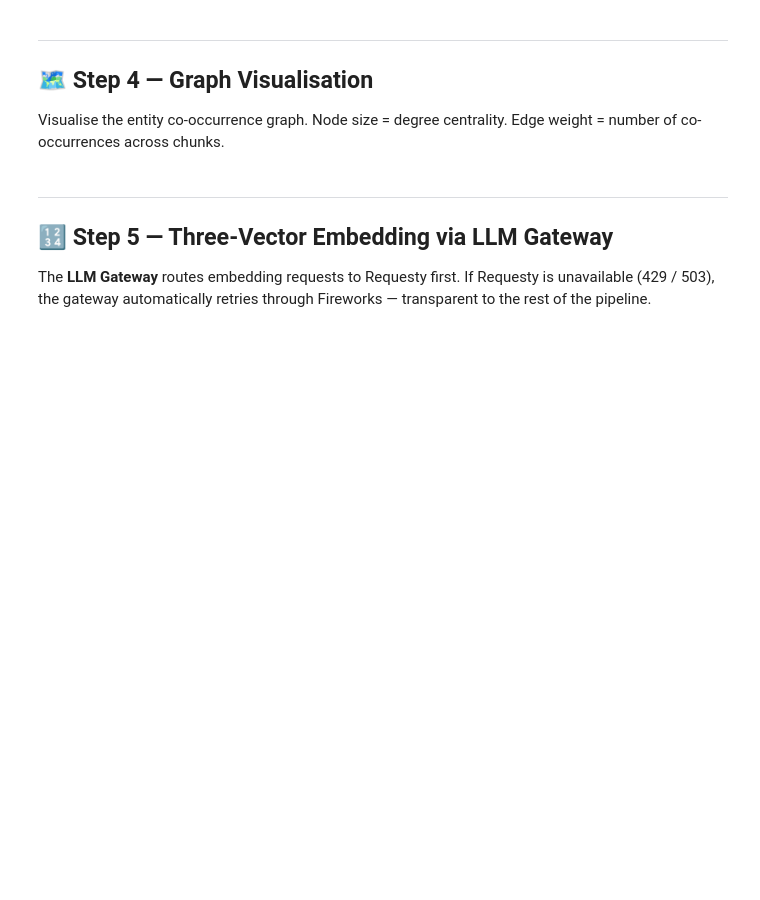
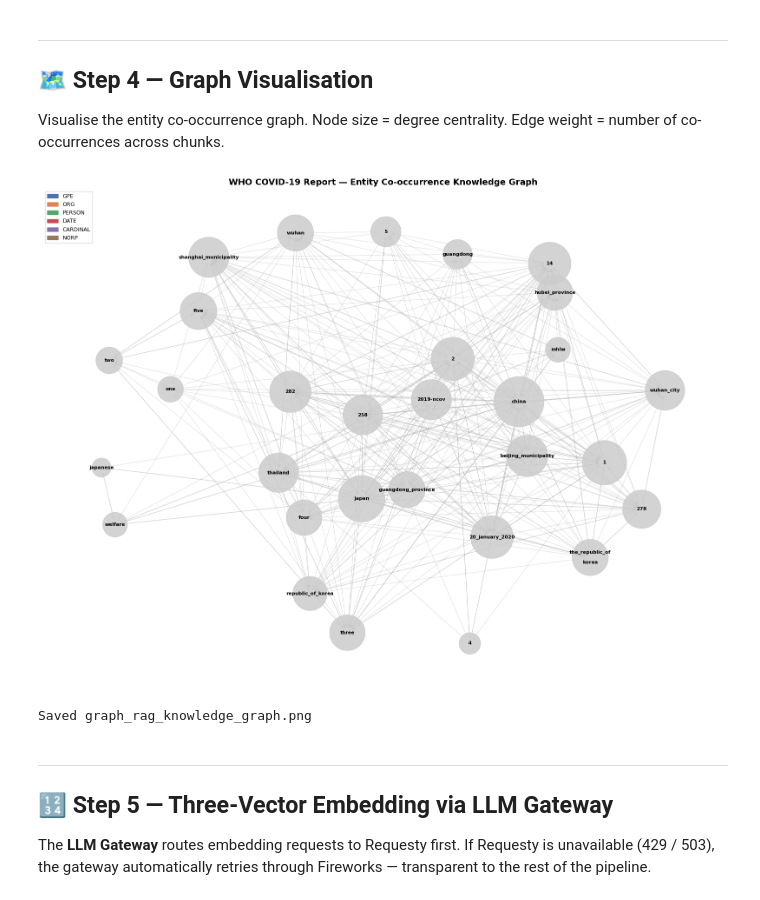
Before and after one commit to jndumu/Enhanced-Multimodel-Rag-Hackerton, a Jupyter notebook: notebooks/03_graph_rag_who_covid.ipynb, the cells around one changed output. Drawn from its saved outputs; the diff is of its cells as text; code cells hidden in the pictures; blank space fills up the shorter version.

```diff
--- a/notebooks/03_graph_rag_who_covid.ipynb
+++ b/notebooks/03_graph_rag_who_covid.ipynb
@@ -170,23 +215,27 @@ import networkx as nx
 graph_store = GraphStore()
 extractor   = GraphExtractor(settings)
 
-# Extract graph from text chunks only (not atomic)
 text_chunks = [c for c in chunks if not c.is_atomic and c.text.strip()]
 print("Extracting knowledge graph from " + str(len(text_chunks)) + " text chunks...")
 print()
 
-G = asyncio.get_event_loop().run_until_complete(
-    extractor.extract(text_chunks)
-)
+G = nx.DiGraph()
+for i, chunk in enumerate(text_chunks[:20]):   # cap at 20 chunks for speed
+    try:
+        sub_g = asyncio.get_event_loop().run_until_complete(
+            extractor.extract_from_text(chunk.text)
+        )
+        G = nx.compose(G, sub_g)
+    except Exception as e:
+        pass
 
-graph_store.add_document_graph(parse_result.doc_id, G)
+graph_store.add_graph(parse_result.doc_id, extractor.serialize(G))
 
 print("Graph statistics:")
 print("  Nodes : " + str(G.number_of_nodes()))
 print("  Edges : " + str(G.number_of_edges()))
 print()
 
-# Top entities by degree centrality (most connected = most important)
 centrality = nx.degree_centrality(G)
 top_nodes  = sorted(centrality.items(), key=lambda x: x[1], reverse=True)[:15]
 print("Top 15 entities by degree centrality:")
@@ -194,5 +243,5 @@ print("-" * 55)
 for node, score in top_nodes:
     node_data = G.nodes.get(node, {})
     etype     = node_data.get("entity_type", "?")
-    bar       = "█" * int(score * 80)
-    print(f"  {node:<30} [{etype:<8}]  {bar}")
+    bar       = chr(9608) * int(score * 60)
+    print(f"  {node:<30} [{etype:<8}]  {score:.3f}")
@@ -205,35 +272,33 @@ Edge weight = number of co-occurrences across chunks.
 # %%
 import matplotlib.pyplot as plt
 import networkx as nx
 
-fig, ax = plt.subplots(figsize=(16, 12))
-
-# Keep only the top 30 nodes for readability
-top_30 = [n for n, _ in sorted(nx.degree_centrality(G).items(), key=lambda x: x[1], reverse=True)[:30]]
-subG   = G.subgraph(top_30)
-
-pos    = nx.spring_layout(subG, k=2.5, seed=42)
-cent   = nx.degree_centrality(subG)
-sizes  = [4000 * cent[n] + 300 for n in subG.nodes()]
-
-entity_colors = {
-    "GPE": "#4C72B0", "ORG": "#DD8452", "PERSON": "#55A868",
-    "DATE": "#C44E52", "CARDINAL": "#8172B2", "NORP": "#937860",
-}
-node_colors = [entity_colors.get(subG.nodes[n].get("entity_type", "?"), "#cccccc") for n in subG.nodes()]
-
-nx.draw_networkx_edges(subG, pos, alpha=0.3, edge_color="#aaaaaa", ax=ax)
-nx.draw_networkx_nodes(subG, pos, node_size=sizes, node_color=node_colors, alpha=0.85, ax=ax)
-nx.draw_networkx_labels(subG, pos, font_size=8, font_weight="bold", ax=ax)
-
-legend_patches = [plt.matplotlib.patches.Patch(color=c, label=k) for k, c in entity_colors.items()]
-ax.legend(handles=legend_patches, loc="upper left", fontsize=9)
-ax.set_title("WHO COVID-19 Report — Entity Co-occurrence Knowledge Graph\n(node size = degree centrality)", fontsize=14, fontweight="bold")
-ax.axis("off")
-plt.tight_layout()
-plt.savefig("graph_rag_knowledge_graph.png", dpi=120, bbox_inches="tight")
-plt.show()
-print("Saved graph_rag_knowledge_graph.png")
+if G.number_of_nodes() == 0:
+    print("No graph nodes — run graph extraction first")
+else:
+    fig, ax = plt.subplots(figsize=(16, 12))
+    top_30 = [n for n, _ in sorted(nx.degree_centrality(G).items(), key=lambda x: x[1], reverse=True)[:30]]
+    subG   = G.subgraph(top_30)
+    pos    = nx.spring_layout(subG, k=2.5, seed=42)
+    cent   = nx.degree_centrality(subG)
+    sizes  = [4000 * cent[n] + 300 for n in subG.nodes()]
+    entity_colors = {"GPE": "#4C72B0", "ORG": "#DD8452", "PERSON": "#55A868",
+                     "DATE": "#C44E52", "CARDINAL": "#8172B2", "NORP": "#937860"}
+    node_colors = [entity_colors.get(subG.nodes[n].get("entity_type", "?"), "#cccccc") for n in subG.nodes()]
+    nx.draw_networkx_edges(subG, pos, alpha=0.3, edge_color="#aaaaaa", ax=ax)
+    nx.draw_networkx_nodes(subG, pos, node_size=sizes, node_color=node_colors, alpha=0.85, ax=ax)
+    nx.draw_networkx_labels(subG, pos, font_size=8, font_weight="bold", ax=ax)
+    legend_patches = [plt.matplotlib.patches.Patch(color=c, label=k) for k, c in entity_colors.items()]
+    ax.legend(handles=legend_patches, loc="upper left", fontsize=9)
+    ax.set_title("WHO COVID-19 Report — Entity Co-occurrence Knowledge Graph", fontsize=14, fontweight="bold")
+    ax.axis("off")
+    plt.tight_layout()
+    plt.savefig("graph_rag_knowledge_graph.png", dpi=120, bbox_inches="tight")
+    plt.show()
+    print("Saved graph_rag_knowledge_graph.png")
+# %% [output]
+[figure, added]
+Saved graph_rag_knowledge_graph.png
 # %% [markdown]
 ---
 ## 🔢 Step 5 — Three-Vector Embedding via LLM Gateway
```
Also changed, not shown: parts of 8 cells of this notebook, 5 other files.
